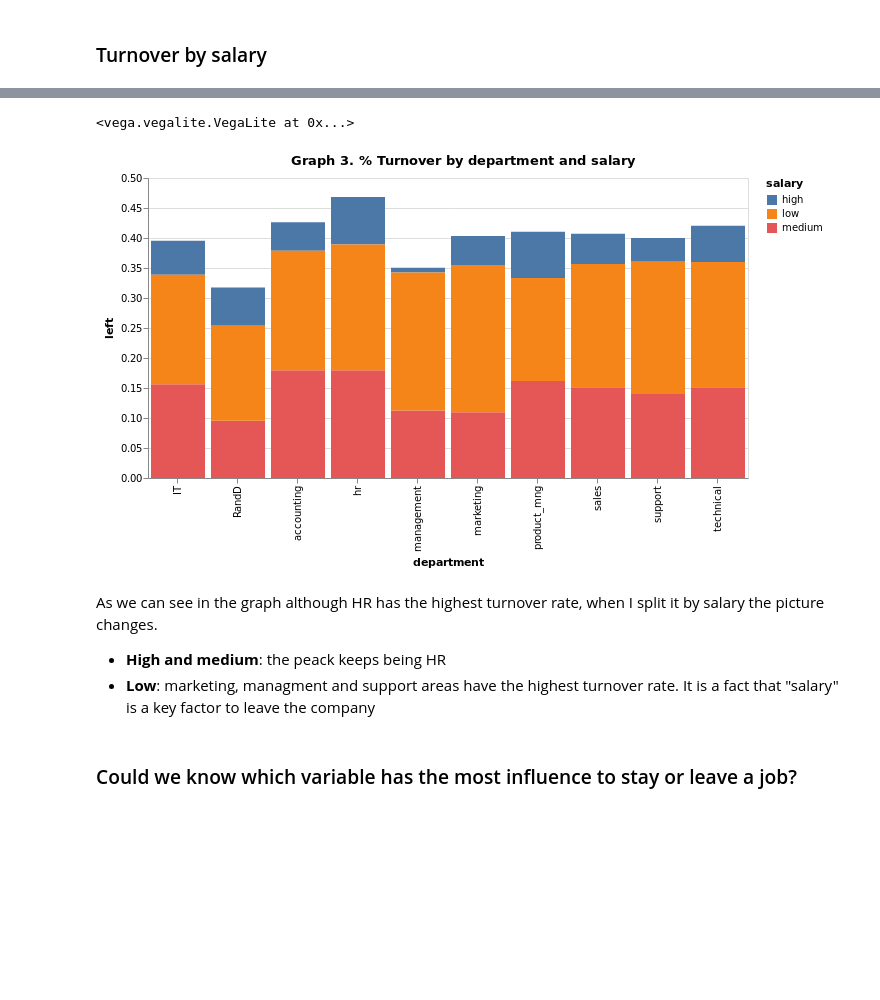
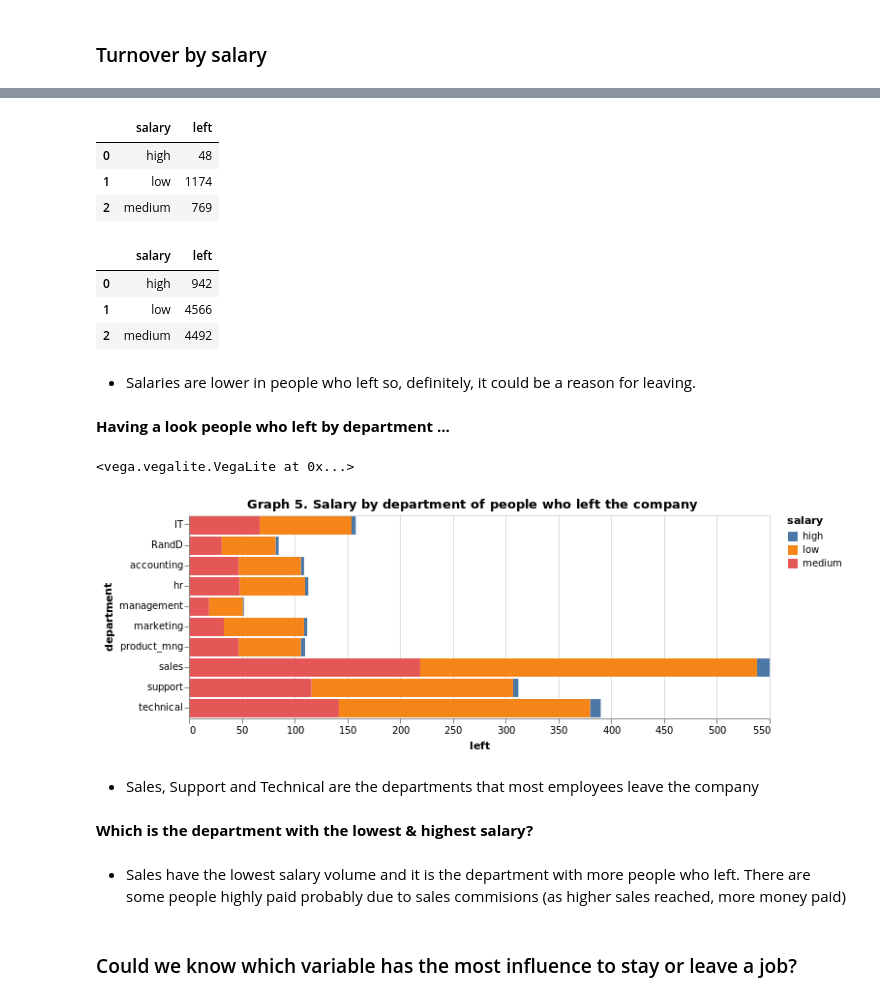
Before and after one commit to MariaGamero/TFM-ReasonsforEmployeeTurnover, a Jupyter notebook: 0.DataScrubbing.ipynb, the cells around one changed output, grey strips where cells are left out. Drawn from its saved outputs; the diff is of its cells as text; code cells hidden in the pictures; blank space fills up the shorter version.

```diff
--- a/0.DataScrubbing.ipynb
+++ b/0.DataScrubbing.ipynb
@@ -119,7 +120,7 @@ Index(['satisfaction_level', 'last_evaluation', 'number_project',
        'promotion_last_5years', 'sales', 'salary'],
       dtype='object')
 # %%
-hr_renamed =hr.rename(columns={'Work_accident':'work_accident','sales':'department'})
+hr_renamed =hr.rename(columns={'Work_accident':'work_accident','sales':'department','average_montly_hours':'average_monthly_hours'})
 # %%
 hr_renamed.columns
 # %% [output]
@@ -158,3 +156,0 @@ Transformation to numeric
-# %%
-hr_renamed['salary_numeric'] = hr_renamed['salary'].map({'low': 1, 'medium': 2, 'high':3})
-hr_renamed.head()
@@ -370,22 +326,41 @@ salary_by_department.sample(5)
+# %%
+#salaries of people who left
+people_who_leave.groupby('salary')['left'].count().reset_index()
+# %% [output]
+|  | salary | left |
+| 0 | high | 48 |
+| 1 | low | 1174 |
+| 2 | medium | 769 |
+# %%
+#salaries of people who stay
+people_who_stay.groupby('salary')['left'].count().reset_index()
+# %% [output]
+|  | salary | left |
+| 0 | high | 942 |
+| 1 | low | 4566 |
+| 2 | medium | 4492 |
+# %% [markdown]
+* Salaries are lower in people who left so, definitely, it could be a reason for leaving.
+# %% [markdown]
+__Having a look people who left by department ...__
 # %%
-#graph:
-turnover_rate_by_salary_and_department=alt.Chart(salary_by_department).mark_bar().encode(
-    x="department:N",
-    y="left",
-    color="salary:N"
+alt.Chart(people_who_leave.groupby(['salary','department'])['left'].count().reset_index()).mark_bar().encode(
+    x="left",
+    y="department",
+    color='salary'
 ).properties(
-    title="Graph 3. % Turnover by department and salary",
+    title="Graph 5. Salary by department of people who left the company",
     width=600
 ).interactive()
-turnover_rate_by_salary_and_department
 # %% [output]
 <vega.vegalite.VegaLite at 0x...>
-[figure, old version]
+[figure, new version]
-# %% [markdown]
-As we can see in the graph although HR has the highest turnover rate, when I split it by salary the picture changes.
-
-* __High and medium__: the peack keeps being HR
-* __Low__: marketing, managment and support areas have the highest turnover rate. It is a fact that "salary" is a key factor to leave the company
+# %% [markdown]
++ Sales, Support and Technical are the departments that most employees leave the company
+# %% [markdown]
+__Which is the department with the lowest & highest salary?__
+# %% [markdown]
++ Sales have the lowest salary volume and it is the department with more people who left. There are some people highly paid probably due to sales commisions (as higher sales reached, more money paid)
 # %% [markdown]
 ### Could we know which variable has the most influence to stay or leave a job?
 # %%
```
Also changed, not shown: parts of 46 cells of this notebook.
